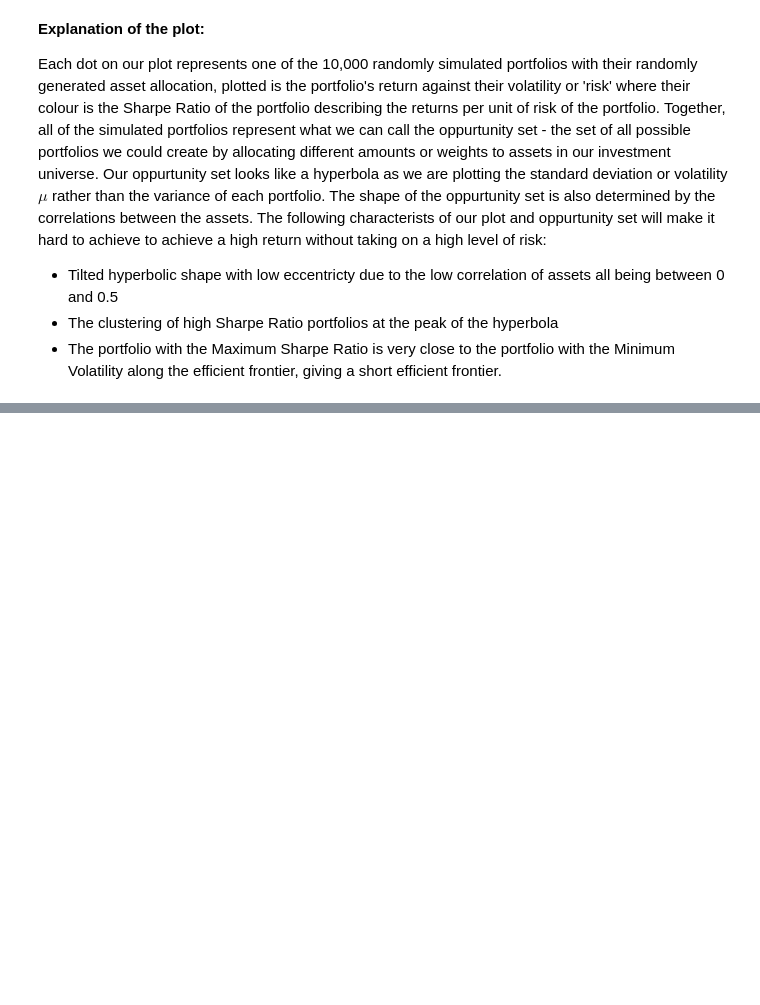
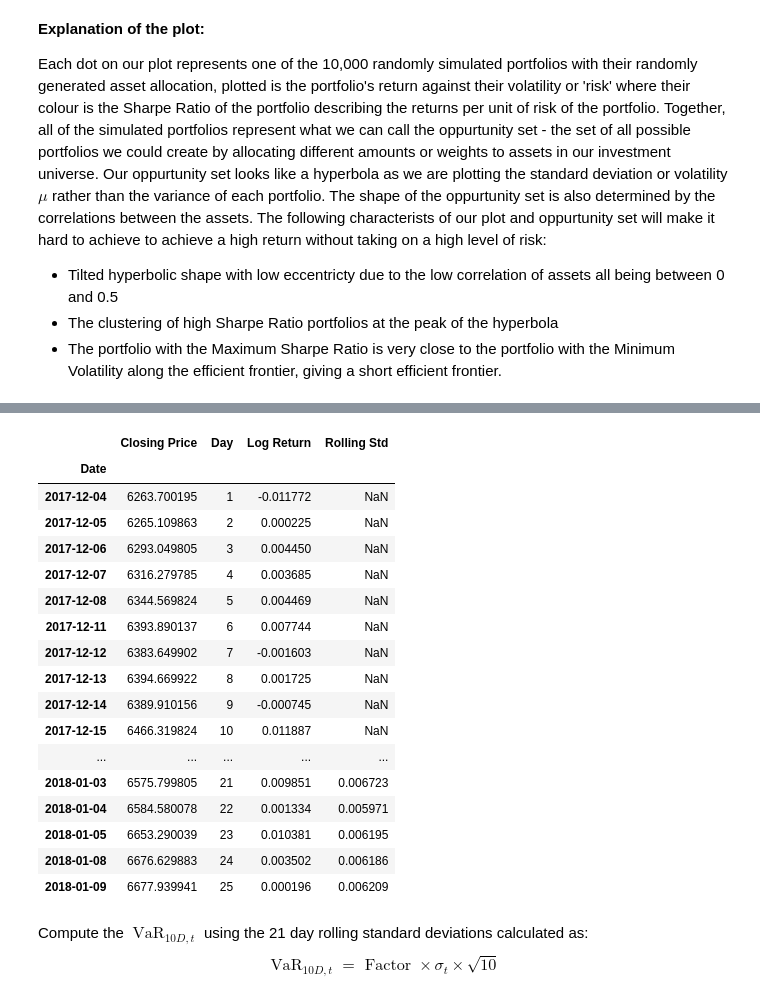
Before and after one commit to imharrisonking/cqf, a Jupyter notebook: 02-quantitative-risk-and-return/exam/E1_HARRISONKING_REPORT.ipynb, the cells around one changed output, grey strips where cells are left out. Saved outputs shown, nothing was run; the diff lists cells and outputs as text; code cells hidden in the pictures; blank space fills up the shorter version.

```diff
--- a/02-quantitative-risk-and-return/exam/E1_HARRISONKING_REPORT.ipynb
+++ b/02-quantitative-risk-and-return/exam/E1_HARRISONKING_REPORT.ipynb
@@ -713,0 +719,12 @@ Hint: computation of EWMA $\sigma_{t+1}^{2}$ is not sufficient, proceed to compu
+# %%
+# Load in the data from the CSV file
+nasdaq_df = pd.read_csv('nasdaq100.csv', index_col='Date', parse_dates=True)
+
+# Column to count the days for clarity doing 21 day rolling window
+nasdaq_df['Day'] = np.arange(len(nasdaq_df))
+
+# Calculate daily log returns as we use Analytical Factor
+nasdaq_df['Log Return'] = np.log(nasdaq_df['Closing Price'] / nasdaq_df['Closing Price'].shift(1))
+
+nasdaq_df.dropna(inplace=True)
+nasdaq_df.head()
@@ -713,0 +739,28 @@ Hint: computation of EWMA $\sigma_{t+1}^{2}$ is not sufficient, proceed to compu
+# %%
+# Compute the rolling standard deviation, from 21 daily log returns
+nasdaq_df['Rolling Std'] = nasdaq_df['Log Return'].rolling(window=21).std()
+nasdaq_df.head(25)
+# %% [output]
+|  | Closing Price | Day | Log Return | Rolling Std |
+| Date |  |  |  |  |
+| 2017-12-04 | 6263.700195 | 1 | -0.011772 | NaN |
+| 2017-12-05 | 6265.109863 | 2 | 0.000225 | NaN |
+| 2017-12-06 | 6293.049805 | 3 | 0.004450 | NaN |
+| 2017-12-07 | 6316.279785 | 4 | 0.003685 | NaN |
+| 2017-12-08 | 6344.569824 | 5 | 0.004469 | NaN |
+| 2017-12-11 | 6393.890137 | 6 | 0.007744 | NaN |
+| 2017-12-12 | 6383.649902 | 7 | -0.001603 | NaN |
+| 2017-12-13 | 6394.669922 | 8 | 0.001725 | NaN |
+| 2017-12-14 | 6389.910156 | 9 | -0.000745 | NaN |
+| 2017-12-15 | 6466.319824 | 10 | 0.011887 | NaN |
+| ... | ... | ... | ... | ... |
+| 2018-01-03 | 6575.799805 | 21 | 0.009851 | 0.006723 |
+| 2018-01-04 | 6584.580078 | 22 | 0.001334 | 0.005971 |
+| 2018-01-05 | 6653.290039 | 23 | 0.010381 | 0.006195 |
+| 2018-01-08 | 6676.629883 | 24 | 0.003502 | 0.006186 |
+| 2018-01-09 | 6677.939941 | 25 | 0.000196 | 0.006209 |
+# %% [markdown]
+Compute the $\operatorname{VaR}_{10 D, t}$ using the 21 day rolling standard deviations calculated as:
+$$
+\operatorname{VaR}_{10 D, t}=\text { Factor } \times \sigma_{t} \times \sqrt{10}
+$$
```
Also changed, not shown: parts of 24 cells of this notebook, 1 other file.
